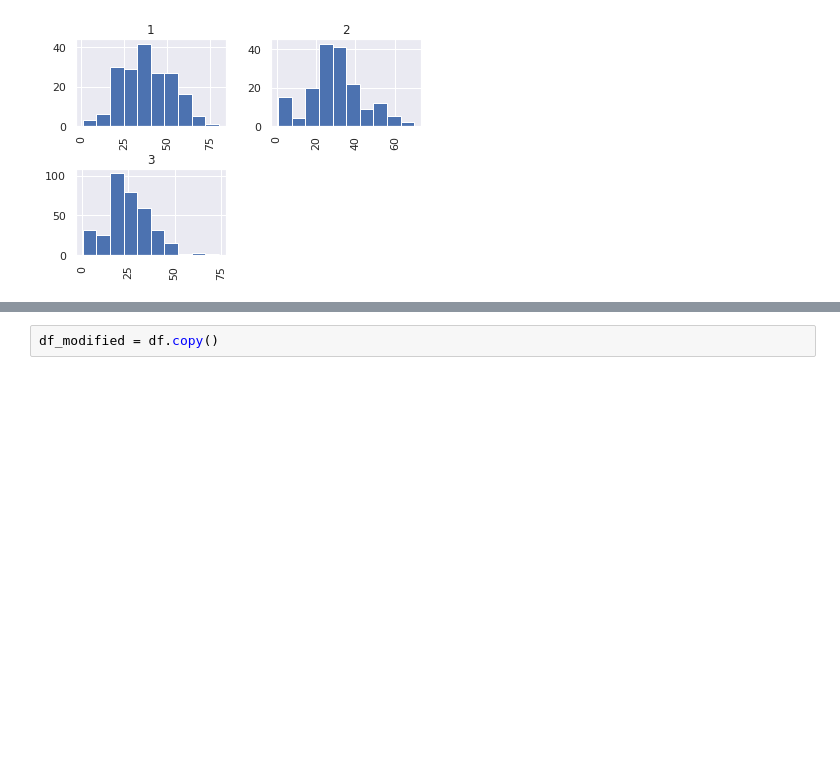
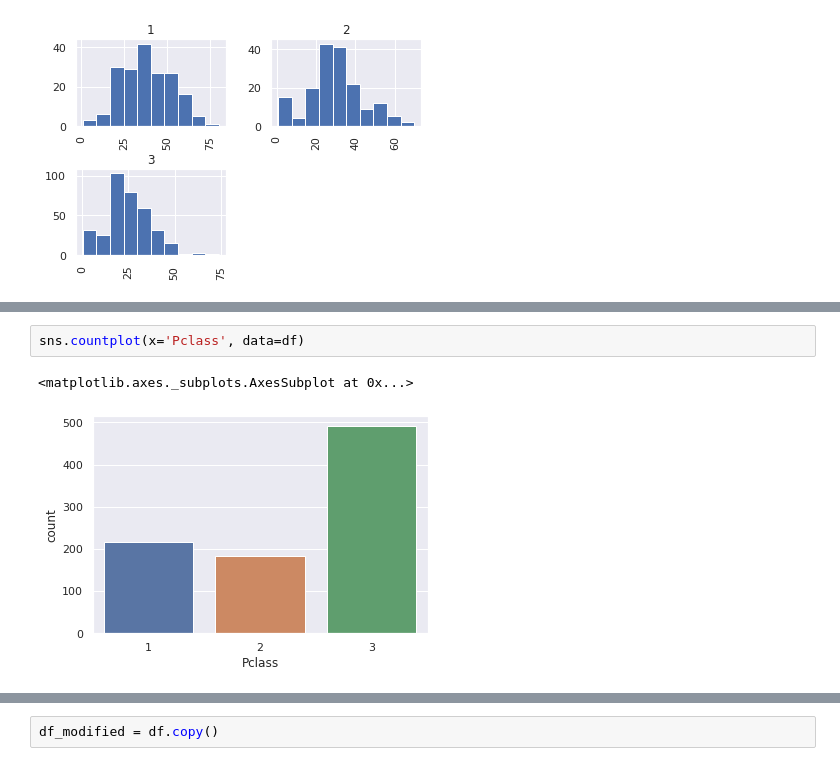
Before and after one commit to lerz30/ML_introduction, a Jupyter notebook: notebooks/pandas_intro.ipynb, the cells around one changed output, grey strips where cells are left out. Saved outputs shown, nothing was run; the diff lists cells and outputs as text; blank space fills up the shorter version.

Commit message:
feature engineering: Pclass

```diff
--- a/notebooks/pandas_intro.ipynb
+++ b/notebooks/pandas_intro.ipynb
@@ -227,0 +236,5 @@ array([[<matplotlib.axes._subplots.AxesSubplot object at 0x...>,
+# %%
+sns.countplot(x='Pclass', data=df)
+# %% [output]
+<matplotlib.axes._subplots.AxesSubplot at 0x...>
+[figure, added]
```
Also changed, not shown: parts of 19 cells of this notebook.
